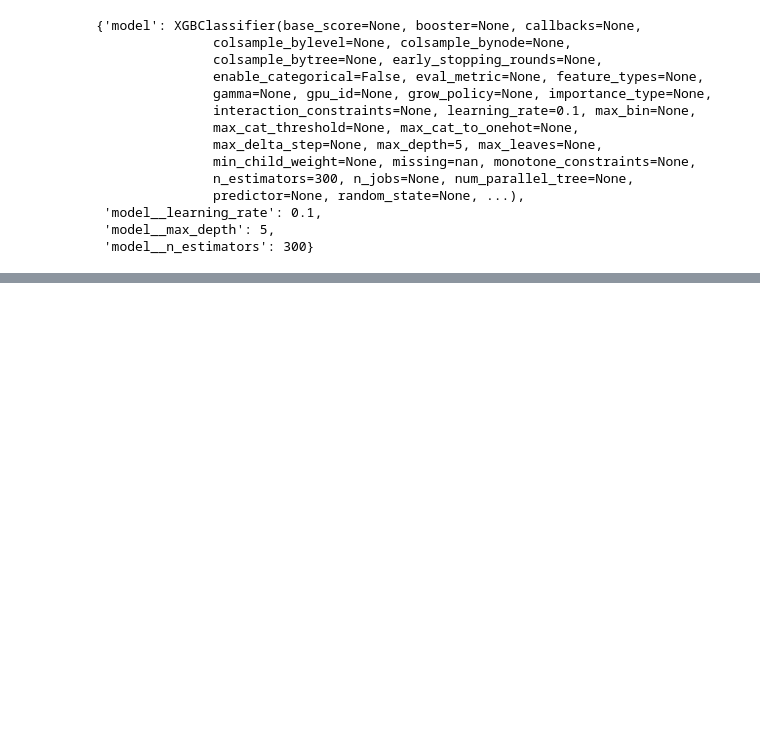
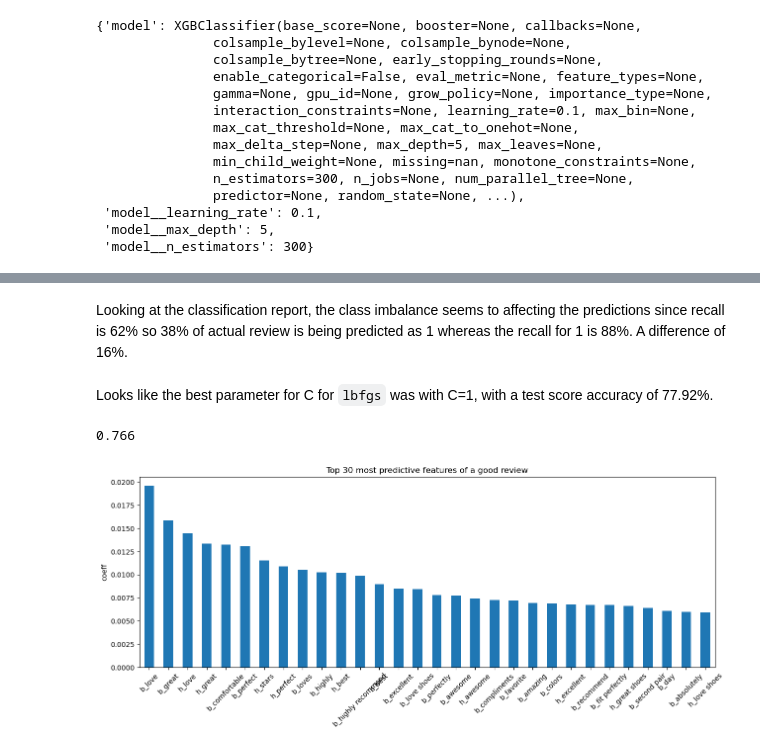
Before and after one commit to b8luong/Amazon-Reviews-Capstone, a Jupyter notebook: Basic Modeling.ipynb, the cells around one changed output, grey strips where cells are left out. Saved outputs shown, nothing was run; the diff lists cells and outputs as text; code cells hidden in the pictures; blank space fills up the shorter version.

```diff
--- a/Modeling.ipynb
+++ b/Basic Modeling.ipynb
@@ -771,0 +1044,42 @@ weighted avg       0.79      0.79      0.78     10000
+# %% [markdown]
+Looking at the classification report, the class imbalance seems to affecting the predictions since recall is 62% so 38% of actual review is being predicted as 1 whereas the recall for 1 is 88%. A difference of 16%.
+# %% [markdown]
+Looks like the best parameter for C for `lbfgs` was with C=1, with a test score accuracy of 77.92%.
+# %%
+scores = []
+C_range = np.array([.00000001,.0000001,.000001,.00001,.0001,.001,.1,
+                1,10,100,1000,10000,100000,1000000,10000000,100000000,1000000000])
+
+#Do some cross validation
+for c in C_range:
+    log = LogisticRegression(solver='liblinear', C=c, random_state=1)
+    log.fit(X_train_scaled, y_train_sample)
+    scores.append(log.score(X_valid_scaled, y_valid_sample))
+
+plt.figure()
+plt.plot(C_range, scores, label="Cross Validation Score",marker='.')
+plt.legend()
+plt.xscale("log")
+plt.xlabel('Regularization Parameter: C')
+plt.ylabel('Cross Validation Score')
+plt.grid()
+plt.show();
+
+which_max = np.array(scores).argmax()
+
+print("The best model has C = ",C_range[which_max])
+# %%
+log2 = LogisticRegression(solver='liblinear', C=0.00001, random_state=1)
+log2.fit(X_train_scaled, y_train_sample)
+log2.score(X_test_scaled, y_test_sample)
+# %% [output]
+0.766
+# %%
+word_counts = pd.DataFrame({"counts":log2.coef_[0]}, index=combined_train.columns).sort_values("counts", ascending=False)
+word_counts.head(30).plot(kind="bar", figsize=(15, 5), legend=False)
+plt.title("Top 30 most predictive features of a good review")
+plt.ylabel("coeff")
+plt.xticks(rotation=45)
+plt.show()
+# %% [output]
+[figure, added]
```
Also changed, not shown: parts of 89 cells of this notebook, 3 other files.
